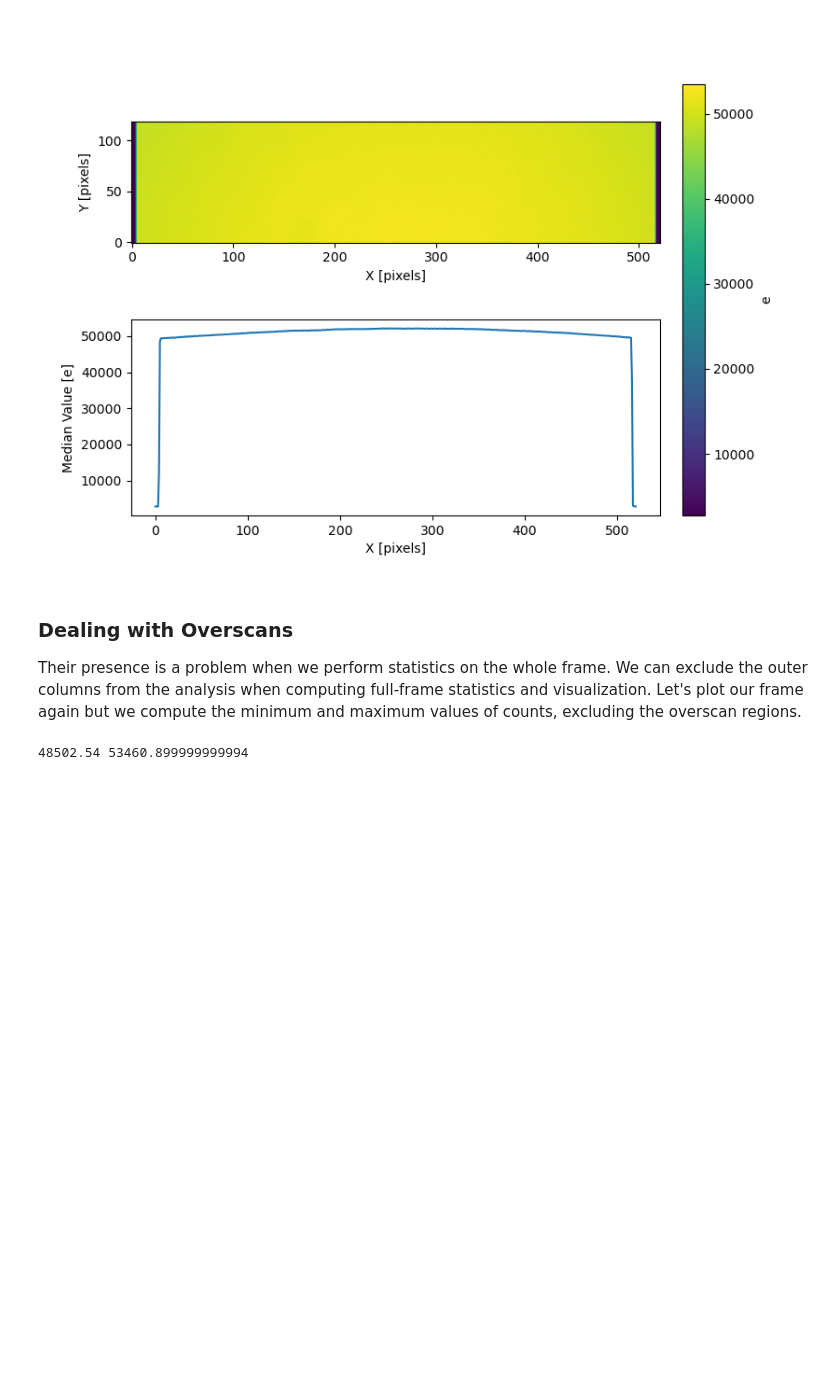
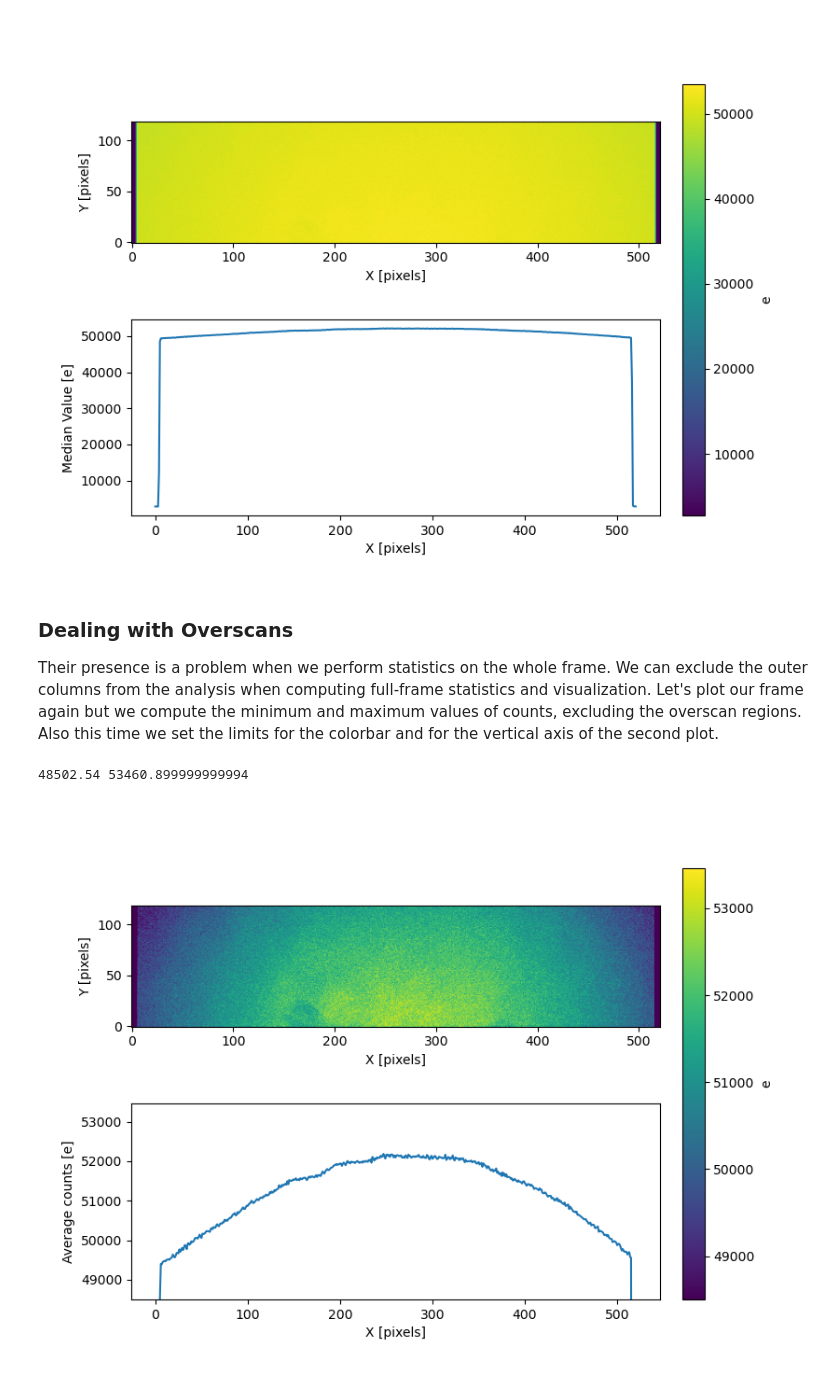
Before and after one commit to LFiaccadori/Astrolab2, a Jupyter notebook: 02 - Flat Analysis.ipynb, the cells around one changed output. Drawn from its saved outputs; the diff is of its cells as text; code cells hidden in the pictures; blank space fills up the shorter version.

Commit message:
Flat Aggiornato

```diff
--- a/02 - Flat Analysis.ipynb
+++ b/02 - Flat Analysis.ipynb
@@ -65,9 +65,29 @@ plt.show()
 # %% [markdown]
 ### Dealing with Overscans
 Their presence is a problem when we perform statistics on the whole frame. We can exclude the outer columns from the analysis when computing full-frame statistics and visualization. Let's plot our frame again but we compute the minimum and maximum values of counts, excluding the overscan regions.
+Also this time we set the limits for the colorbar and for the vertical axis of the second plot.
-# %%
-vmin = np.amin(flat00_data[:, 12:-12]) #Minimo tra tutte le righe, le colonne dalla 12 alla -12
-vmax = np.amax(flat00_data[:, 12:-12])
-print(vmin, vmax)
-# %% [output]
-48502.54 53460.899999999994
+# %%
+vmin = np.amin(flat00_data[:, 12:-12]) #Minimo tra tutte le righe, le colonne dalla 12 alla -12
+vmax = np.amax(flat00_data[:, 12:-12])
+print(vmin, vmax)
+
+fig, ax = plt.subplots(2,1, figsize=(8,6))
+im1 = ax[0].imshow(flat00_data, origin='lower', vmin=vmin, vmax=vmax)
+median_column = np.average(flat00_data, axis=0)
+im2 = ax[1].plot(median_column)
+
+#Set the plot limits
+ax[1].set_ylim(vmin, vmax)
+
+cbar = fig.colorbar(im1, ax=ax, fraction=0.046, pad = 0.04)
+cbar.set_label("e")
+
+ax[0].set_xlabel('X [pixels]')
+ax[0].set_ylabel('Y [pixels]')
+
+ax[1].set_xlabel('X [pixels]')
+ax[1].set_ylabel('Average counts [e]')
+plt.show()
+# %% [output]
+48502.54 53460.899999999994
+[figure, added]
```
Also changed, not shown: parts of 2 cells of this notebook.
